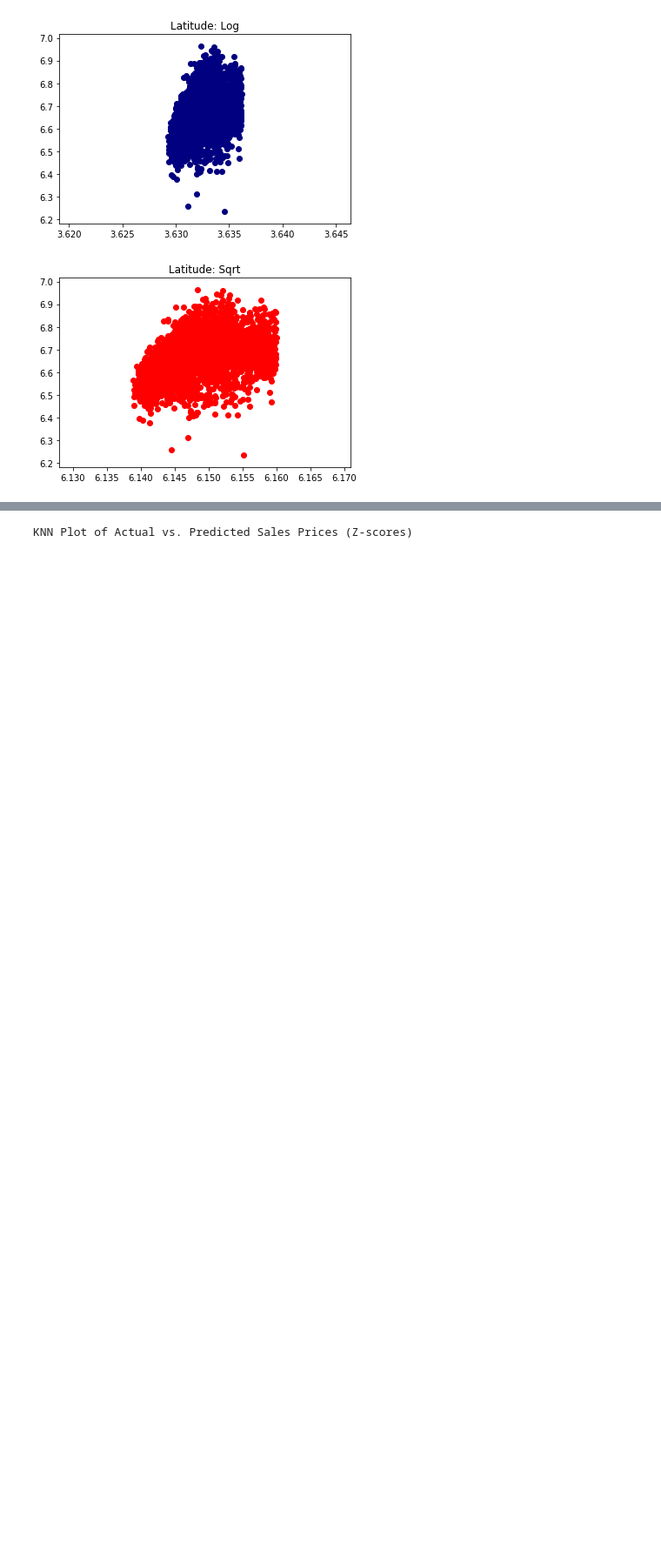
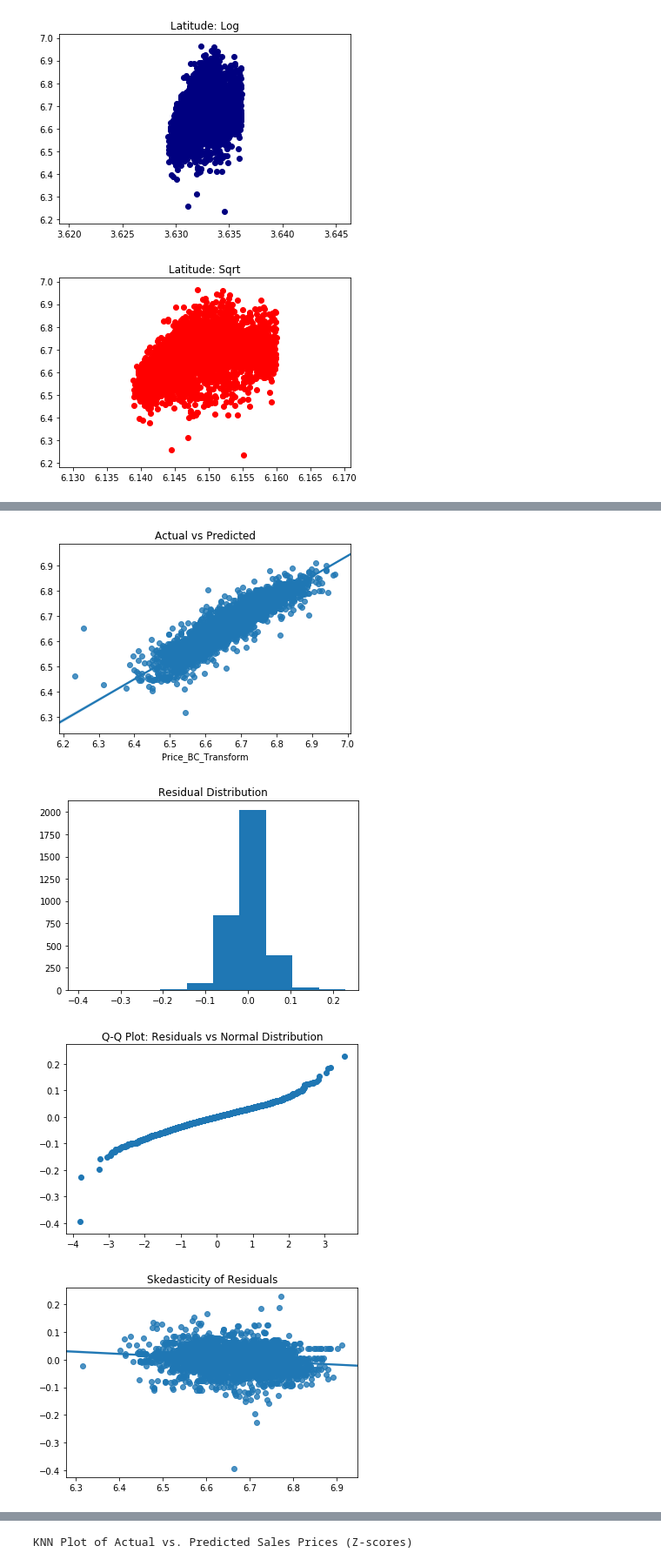
Before and after one commit to ryan-t-mitchell/thinkful_bootcamp, a Jupyter notebook: unit3_deeper_into_supervised_learning/3.1.4+Challenge+Linear+Regression+vs+KNN.ipynb, the cells around one changed output, grey strips where cells are left out. Shown at 87% size. Saved outputs shown, nothing was run; the diff lists cells and outputs as text; code cells hidden in the pictures; blank space fills up the shorter version.

```diff
--- a/unit3_deeper_into_supervised_learning/3.1.4+Challenge+Linear+Regression+vs+KNN.ipynb
+++ b/unit3_deeper_into_supervised_learning/3.1.4+Challenge+Linear+Regression+vs+KNN.ipynb
@@ -388,13 +388,17 @@ It's not extremely obvious which
 # %%
-#Lets stick with the log values for our model
 #Drop Suburb & Type, along with Sqrt fields from df4 & re-run...
 
-df4.drop(['Suburb', 'Type', 'Bedrooms_Sqrt', 'Bathrooms_Sqrt', 'Landsize_Sqrt', 'Latitude_Sqrt', 'BuildingArea_Sqrt', 'Car_Sqrt', 'Bedrooms_Plus_1', 'Car_Plus_1'], axis = 1, inplace = True)
+df4.drop(['Suburb', 'Type', 'Bedrooms_Sqrt', 'Bathrooms_Sqrt', 'Landsize_Sqrt', 'Latitude_Sqrt',
+          'BuildingArea_Sqrt', 'Car_Sqrt', 'Bedrooms_Plus_1', 'Car_Plus_1', 'Bedrooms', 'Bathrooms',
+          'Latitude', 'Landsize', 'BuildingArea', 'Car'], axis = 1, inplace = True)
 
 #Move the transformed price to a new df and drop it from df4 before we build the new model (otherwise r2 = 1... and model is fake)
 
 df5 = pd.DataFrame(df4['Price_BC_Transform'])
-
 df4.drop(['Price_BC_Transform'], axis = 1, inplace = True)
-# %%
-df4.drop(['Bedrooms', 'Bathrooms', 'Latitude', 'Landsize', 'BuildingArea', 'Car'], axis = 1, inplace = True)
+# %%
+linear_formula = 'Price_BC_Transform ~ Suburb + Type + Bedrooms_Plus_1_Log + Bathrooms_Log + Landsize_Log + BuildingArea_Log + Car_Plus_1_Log + Latitude_Log'
+
+# Fit the model to our data using the formula.
+lm = smf.ols(formula=linear_formula, data=df4).fit()
+lm.summary()
@@ -492,0 +486,34 @@ Plot of Actual vs. Predicted Sales Prices (Transformed): Fold 5
+# %%
+actual = df5['Price_BC_Transform']
+predicted = lm.predict(df4).ravel()
+#predicted = regr.predict(X)
+residual = actual - predicted
+
+#Evaluate performance of regression model
+sns.regplot(actual, predicted)
+plt.title('Actual vs Predicted')
+plt.show()
+
+plt.hist(residual)
+plt.title('Residual Distribution')
+plt.show()
+
+norm = np.random.normal(0,1,len(residual))
+norm.sort()
+
+residual = np.array(residual)
+residual.sort()
+
+plt.scatter(norm, residual)
+plt.title('Q-Q Plot: Residuals vs Normal Distribution')
+plt.show()
+
+
+sns.regplot(predicted, residual)
+plt.title('Skedasticity of Residuals')
+plt.show()
+# %% [output]
+[figure, added]
+[figure, added]
+[figure, added]
+[figure, added]
```
Also changed, not shown: parts of 38 cells of this notebook, 2 other files.
